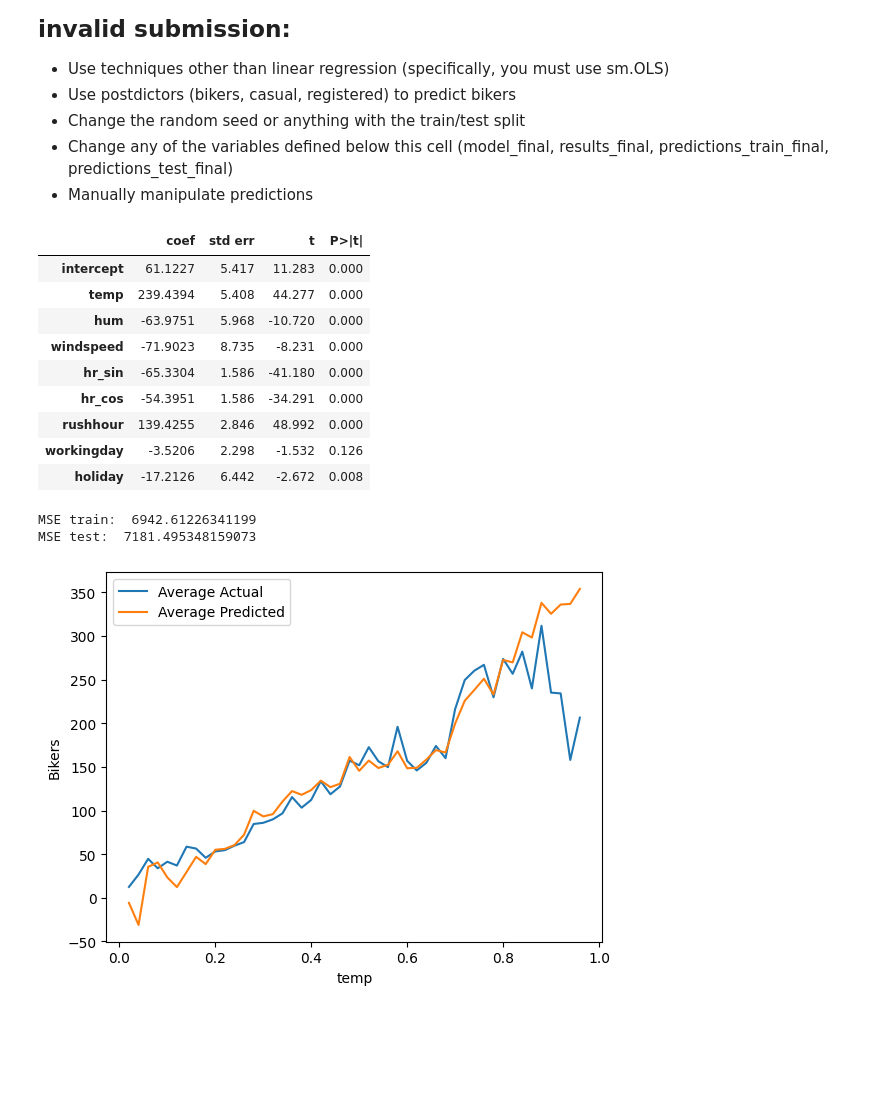
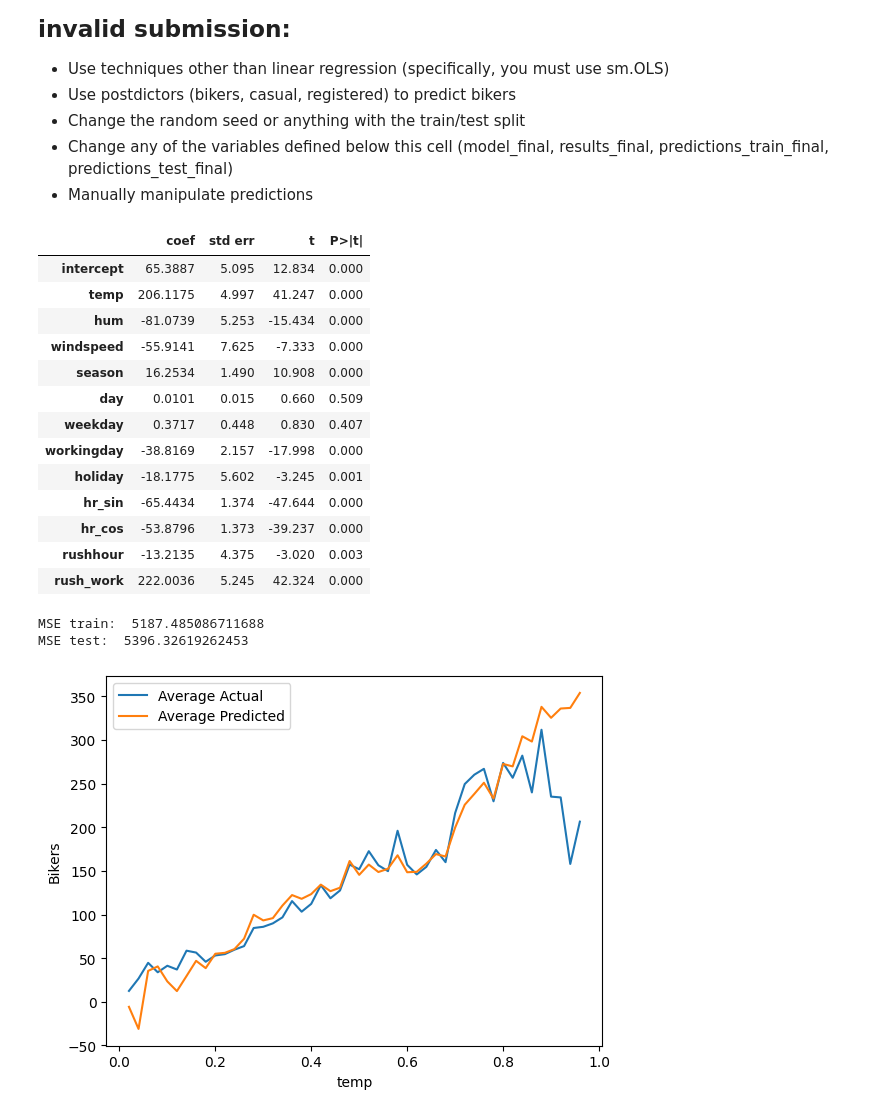
Before and after one commit to frankqgu/code_2600, a Jupyter notebook: mod05_nonlinear.ipynb, the cells around one changed output. Cells and saved outputs as stored; diff of their text form; code cells hidden in the pictures; blank space fills up the shorter version.

```diff
--- a/mod05_nonlinear.ipynb
+++ b/mod05_nonlinear.ipynb
@@ -307,38 +307,38 @@ plot_avg_actual_vs_predicted_by_feature(X=X_train,
 # Data pre-processing (on Train, Test, X_train, and X_test)
 X_train['intercept'] = 1.0
 X_test['intercept']  = 1.0
+
 X_train['rush_work'] = X_train['rushhour'] * X_train['workingday']
 X_test['rush_work']  = X_test['rushhour']  * X_test['workingday']
-
-X_train['temp_rush'] = X_train['temp'] * X_train['rushhour']
-X_test['temp_rush']  = X_test['temp']  * X_test['rushhour']
 # %%
+
 # Build your linear regression model here.
 vars_to_include = [
-    "intercept",
-    "temp",
-    "hum",
-    "windspeed",
-    "hr_sin", "hr_cos",
-    "rushhour",
-    "workingday",
-    "holiday"
+    'intercept',
+    'temp', 'hum', 'windspeed',
+    'season', 'day', 'weekday', 'workingday', 'holiday',
+    'hr_sin', 'hr_cos', 'rushhour',
+    'rush_work'
 ]
 
 model_final = sm.OLS(y_train, X_train[vars_to_include])
 results_final = model_final.fit()
 summarize(results_final)
 # %% [output]
 |  | coef | std err | t | P>|t| |
-| intercept | 61.1227 | 5.417 | 11.283 | 0.000 |
-| temp | 239.4394 | 5.408 | 44.277 | 0.000 |
-| hum | -63.9751 | 5.968 | -10.720 | 0.000 |
-| windspeed | -71.9023 | 8.735 | -8.231 | 0.000 |
-| hr_sin | -65.3304 | 1.586 | -41.180 | 0.000 |
-| hr_cos | -54.3951 | 1.586 | -34.291 | 0.000 |
-| rushhour | 139.4255 | 2.846 | 48.992 | 0.000 |
-| workingday | -3.5206 | 2.298 | -1.532 | 0.126 |
-| holiday | -17.2126 | 6.442 | -2.672 | 0.008 |
+| intercept | 65.3887 | 5.095 | 12.834 | 0.000 |
+| temp | 206.1175 | 4.997 | 41.247 | 0.000 |
+| hum | -81.0739 | 5.253 | -15.434 | 0.000 |
+| windspeed | -55.9141 | 7.625 | -7.333 | 0.000 |
+| season | 16.2534 | 1.490 | 10.908 | 0.000 |
+| day | 0.0101 | 0.015 | 0.660 | 0.509 |
+| weekday | 0.3717 | 0.448 | 0.830 | 0.407 |
+| workingday | -38.8169 | 2.157 | -17.998 | 0.000 |
+| holiday | -18.1775 | 5.602 | -3.245 | 0.001 |
+| hr_sin | -65.4434 | 1.374 | -47.644 | 0.000 |
+| hr_cos | -53.8796 | 1.373 | -39.237 | 0.000 |
+| rushhour | -13.2135 | 4.375 | -3.020 | 0.003 |
+| rush_work | 222.0036 | 5.245 | 42.324 | 0.000 |
 # %%
 predictions_train_final = predict(X_train[vars_to_include], results_final)
 print('MSE train: ', mse(y_train, predictions_train_final))
@@ -346,8 +346,8 @@ print('MSE train: ', mse(y_train, predictions_train_final))
 predictions_test_final = predict(X_test[vars_to_include], results_final)
 print('MSE test: ', mse(y_test, predictions_test_final))
 # %% [output]
-MSE train:  6942.61226341199
-MSE test:  7181.495348159073
+MSE train:  5187.485086711688
+MSE test:  5396.32619262453
 # %%
 plot_avg_actual_vs_predicted_by_feature(X=X_train,
                                         y=y_train,
```
